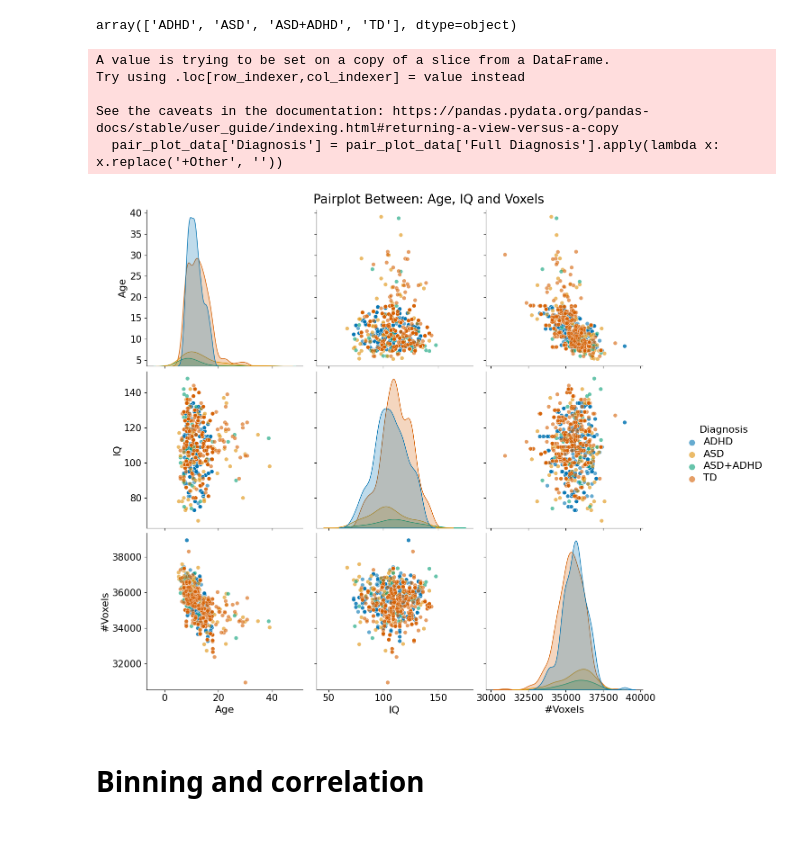
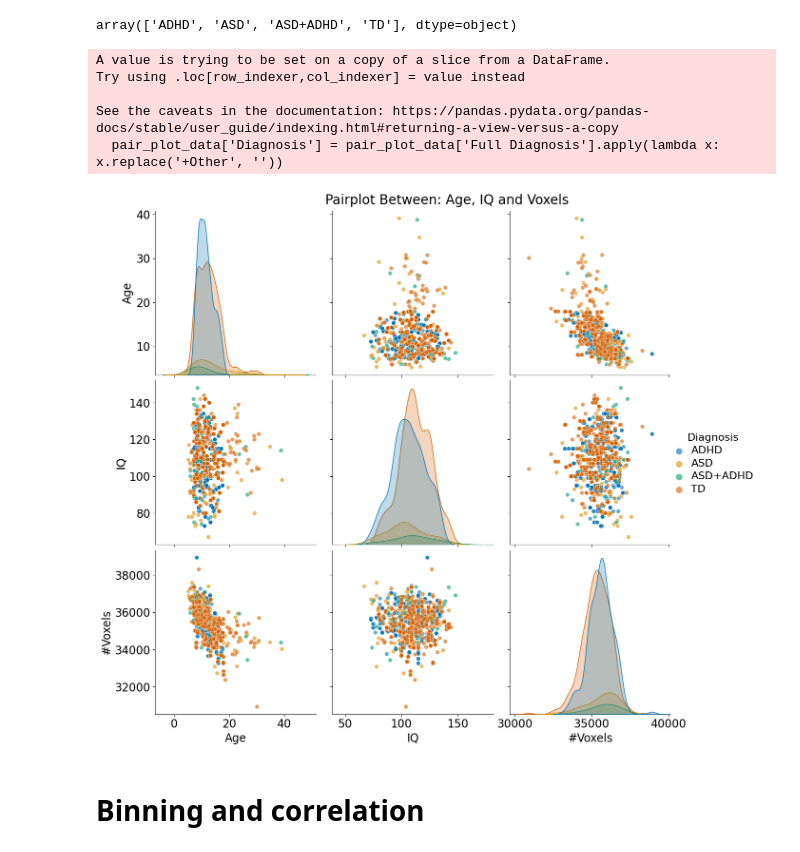
Before and after one commit to malt1114/Thesis_Neurodiversity, a Jupyter notebook: notebooks/eda/EDA_17.ipynb, the cells around one changed output. Saved outputs shown, nothing was run; the diff lists cells and outputs as text; code cells hidden in the pictures.

Commit message:
Plot mainia

```diff
--- a/notebooks/eda/EDA_17.ipynb
+++ b/notebooks/eda/EDA_17.ipynb
@@ -271,37 +271,41 @@ p = sns.pairplot(pair_plot_data[['Diagnosis','Age', 'IQ', '#Voxels']],
                  plot_kws={'s': 40, 'alpha': 0.6},
                  palette = 'colorblind',
                  hue_order= ['ADHD', 'ASD', 'ASD+ADHD', 'TD'])
 
 p.fig.suptitle("Pairplot Between: Age, IQ and Voxels", fontsize=20)
 
 # Increase tick label font size
 for ax in p.axes.flatten():
-    ax.set_xlabel(ax.get_xlabel(), fontsize=16)
-    ax.set_ylabel(ax.get_ylabel(), fontsize=16)
-    ax.tick_params(axis='both', labelsize=15)
+    ax.set_xlabel(ax.get_xlabel(), fontsize=17)
+    ax.set_ylabel(ax.get_ylabel(), fontsize=17)
+    ax.tick_params(axis='both', labelsize=17)
 
 #Legend
 p._legend.set_title("Diagnosis", prop={'size': 16})
 for text in p._legend.texts:
     text.set_fontsize(16)
 
 # increase legend dot size
 for legend_handle in p._legend.legend_handles:
     legend_handle.set_markersize(10)  # manually set size (point area)
 
+# Move legend
+p._legend.set_bbox_to_anchor((0.8, 0.5))
+p._legend.set_loc('center left')
+
 p.fig.set_figwidth(15)
 p.fig.set_figheight(12)
 p.tight_layout()
 p.fig.subplots_adjust(top=0.95)  # adjust to make room for the title
 
 p.savefig(f'notebooks/pics/{num_of_rois} ROIs/Pairplot_metadata.svg', dpi = 300)
 # %% [output]
 A value is trying to be set on a copy of a slice from a DataFrame.
 Try using .loc[row_indexer,col_indexer] = value instead
 
 See the caveats in the documentation: https://pandas.pydata.org/pandas-docs/stable/user_guide/indexing.html#returning-a-view-versus-a-copy
   pair_plot_data['Diagnosis'] = pair_plot_data['Full Diagnosis'].apply(lambda x: x.replace('+Other', ''))
-[figure, old version]
+[figure, new version]
 # %% [markdown]
 # Binning and correlation
 # %% [markdown]
```
Also changed, not shown: parts of 6 cells of this notebook, 32 other files.
